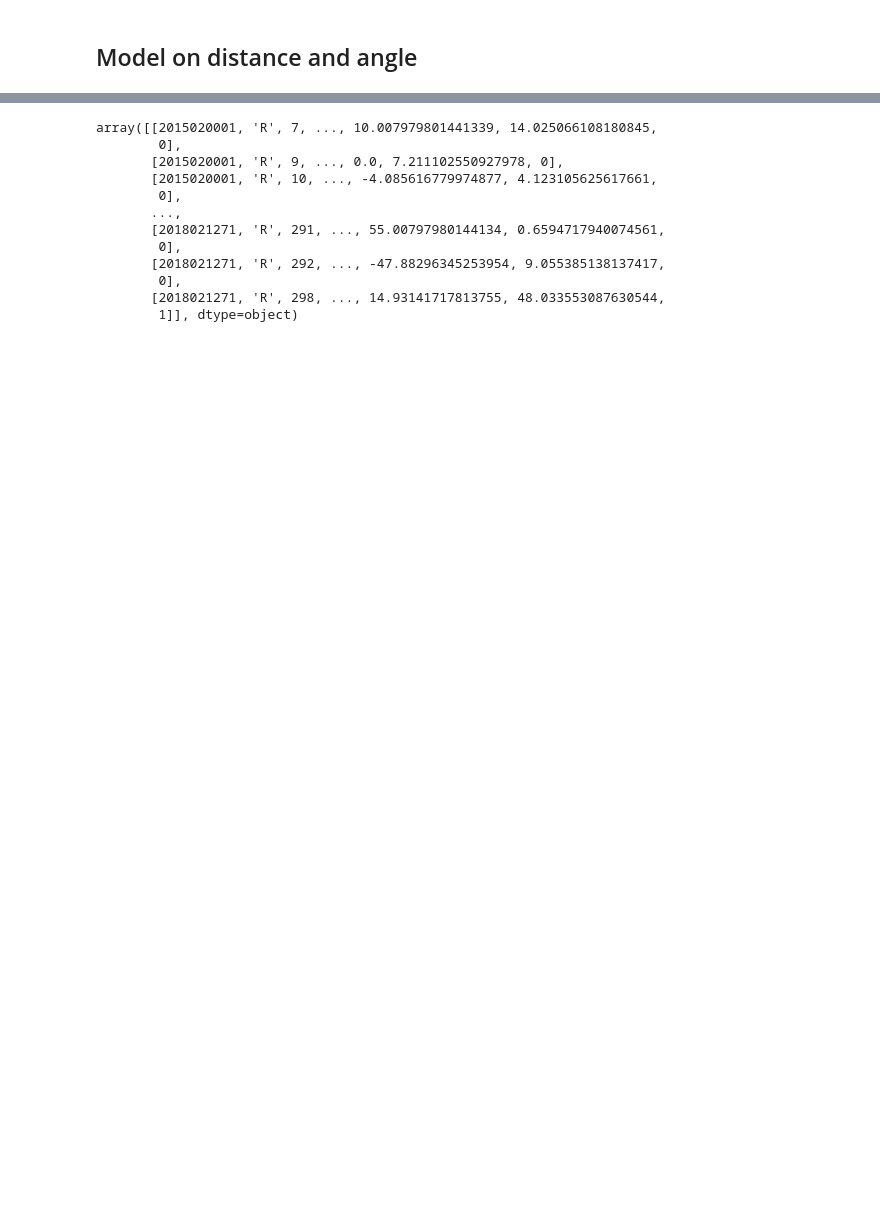
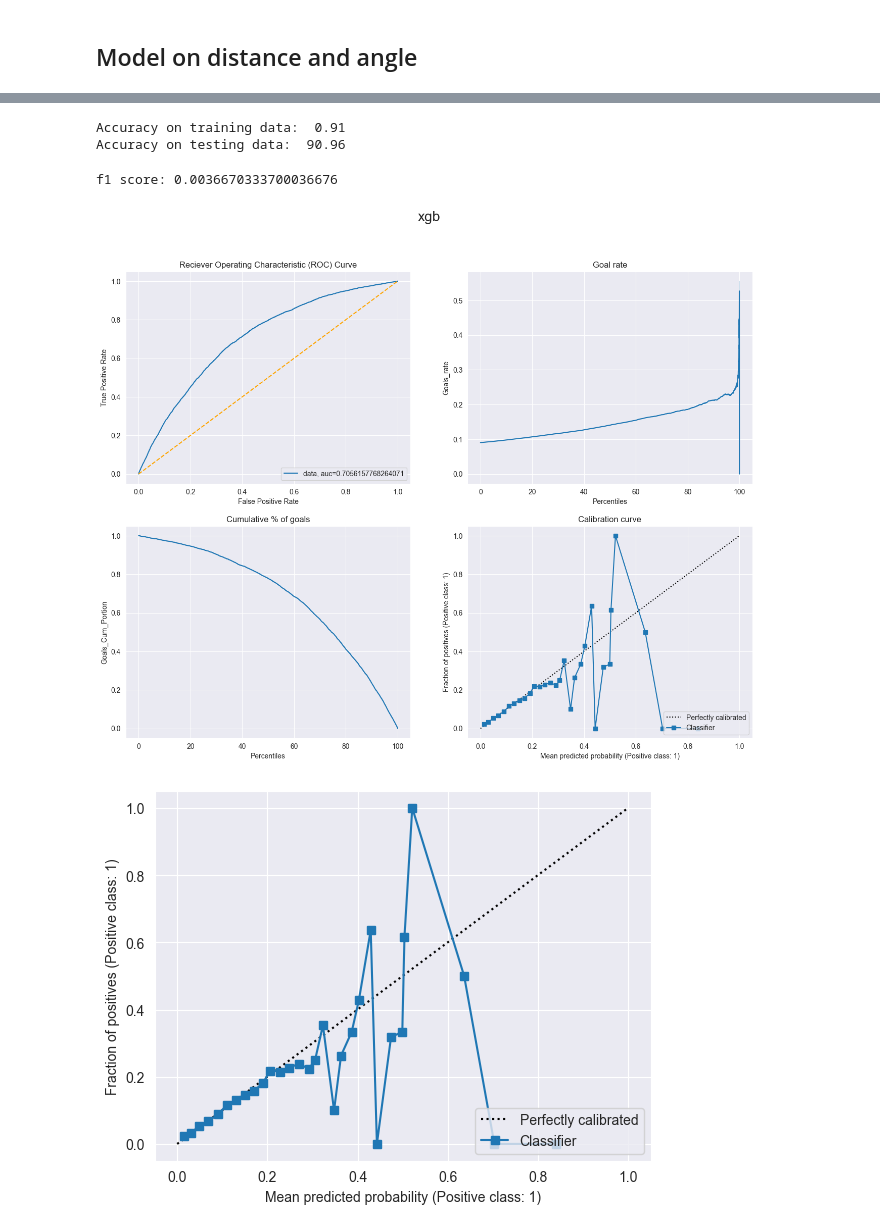
Before and after one commit to nassimwalha/IFT-6758, a Jupyter notebook: notebooks/Advanced Models.ipynb, the cells around one changed output, grey strips where cells are left out. Saved outputs shown, nothing was run; the diff lists cells and outputs as text; code cells hidden in the pictures; blank space fills up the shorter version.

```diff
--- a/notebooks/Advanced Models.ipynb
+++ b/notebooks/Advanced Models.ipynb
@@ -96,0 +130,18 @@ my_data1 = df_model1.values
+# %%
+X_train, X_test, y_train, y_test = train_test_split(df.iloc[:,:-1], df.iloc[:,-1], test_size = 0.20, random_state=42)
+# %%
+features_to_standardize = ['Period_Time_Seconds',  'X_Coordinate', 'Y_Coordinate', 'Distance_Net', 'Angle',
+                     'Last_Coordinate_X', 'Last_Coordinate_Y',
+                    'Time_Between_Events', 'Distance_Last_Event', 'Delta_Angle', 'Speed',
+                    'Powerplay_Since']
+features_one_hot = ['Shoot_Type', 'Last_Event_Type']
+features_to_keep = ['Period', 'Rebond', 'Friendly_Non_Goalies','Opponent_Non_Goalies']
+my_transformer = ColumnTransformer([('standard', StandardScaler(), features_to_standardize),
+                                    ('one-hot', OneHotEncoder(), features_one_hot)],
+                                   remainder='passthrough')
+X_train = my_transformer.fit_transform(X_train)
+X_test = my_transformer.transform(X_test)
+y_test.reset_index(inplace= True, drop=True)
+y_train.reset_index(inplace= True, drop=True)
+transformed_features = my_transformer.get_feature_names_out()
+transformed_features
@@ -115,15 +171,22 @@ df_model1
-# %%
-my_data1
-# %% [output]
-array([[2015020001, 'R', 7, ..., 10.007979801441339, 14.025066108180845,
-        0],
-       [2015020001, 'R', 9, ..., 0.0, 7.211102550927978, 0],
-       [2015020001, 'R', 10, ..., -4.085616779974877, 4.123105625617661,
-        0],
-       ...,
-       [2018021271, 'R', 291, ..., 55.00797980144134, 0.6594717940074561,
-        0],
-       [2018021271, 'R', 292, ..., -47.88296345253954, 9.055385138137417,
-        0],
-       [2018021271, 'R', 298, ..., 14.93141717813755, 48.033553087630544,
-        1]], dtype=object)
+# %%
+X_train_angle_and_distance = X_train[:,3:5]
+X_test_angle_and_distance = X_test[:,3:5]
+# Use "gpu_hist" for training the model.
+classi = xgb.XGBClassifier()#tree_method="gpu_hist")
+# Fit the model using predictor X and response y.
+model_xgb = classi.fit(X_train_angle_and_distance, y_train)
+
+print('Accuracy on training data: ', round(model_xgb.score(X_train_angle_and_distance,y_train),2))
+result_xgb = model_xgb.score(X_test_angle_and_distance,y_test)
+print('Accuracy on testing data: ', round(result_xgb*100,2))
+# %% [output]
+Accuracy on training data:  0.91
+Accuracy on testing data:  90.96
+# %%
+fig = generate_four_curves("xgb_distance_and angle", y_test, classi.predict_proba(X_test_angle_and_distance)[:,1], 50)
+f1 = metrics.f1_score(y_test, classi.predict(X_test_angle_and_distance))
+print(f"f1 score: {f1}")
+# %% [output]
+f1 score: 0.0036670333700036676
+[figure, added]
+[figure, added]
```
Also changed, not shown: parts of 52 cells of this notebook.
